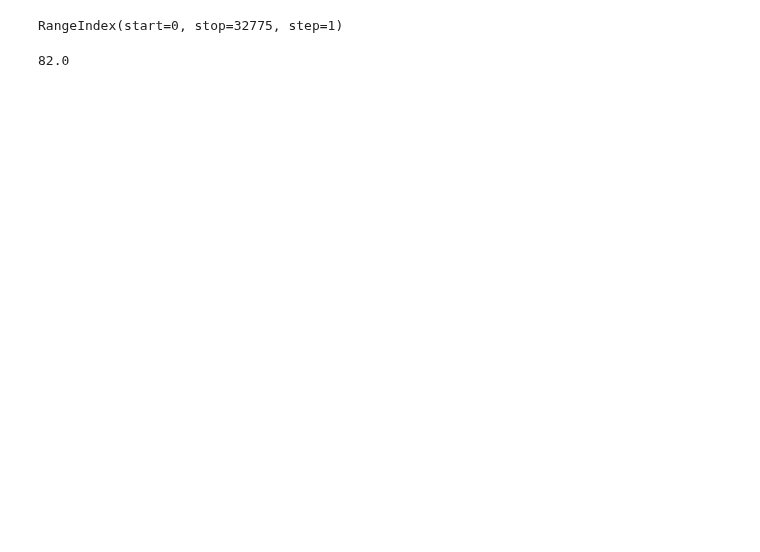
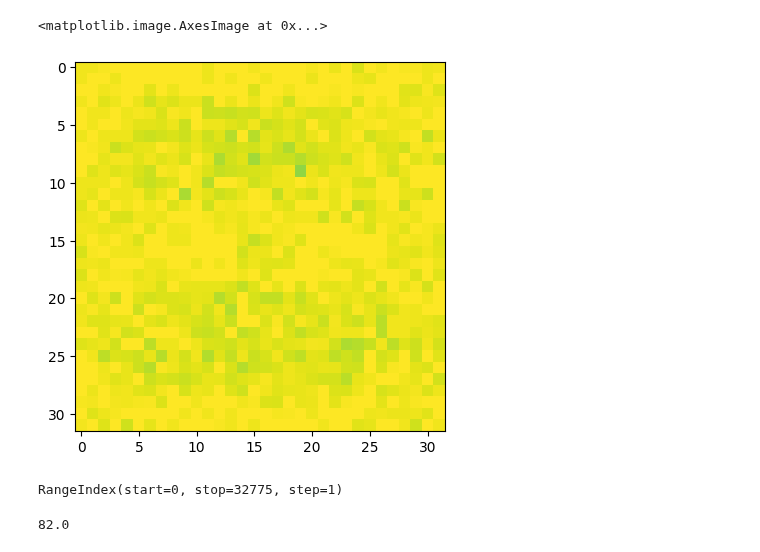
Before and after one commit to avicooper1/OOD_Orientation_Generalization, a Jupyter notebook: notebooks/analyses.ipynb, the cells around one changed output. Cells and saved outputs as stored; diff of their text form; code cells hidden in the pictures; blank space fills up the shorter version.

```diff
--- a/notebooks/analyses.ipynb
+++ b/notebooks/analyses.ipynb
@@ -29,3 +25,8 @@ plt.imshow(np.nanmean(heatmap, axis=2), vmin=0, vmax=1)
+# %%
+plt.imshow(np.nanmean(heatmaps2, axis=(0, 3)), vmin=0, vmax=1)
+# %% [output]
+<matplotlib.image.AxesImage at 0x...>
+[figure, added]
 # %%
 project_path = '/home/avic/OOD_Orientation_Generalization/'
 storage_path = '/home/avic/om2/OODOG/'
```
Also changed, not shown: parts of 28 cells of this notebook, 9 other files.
